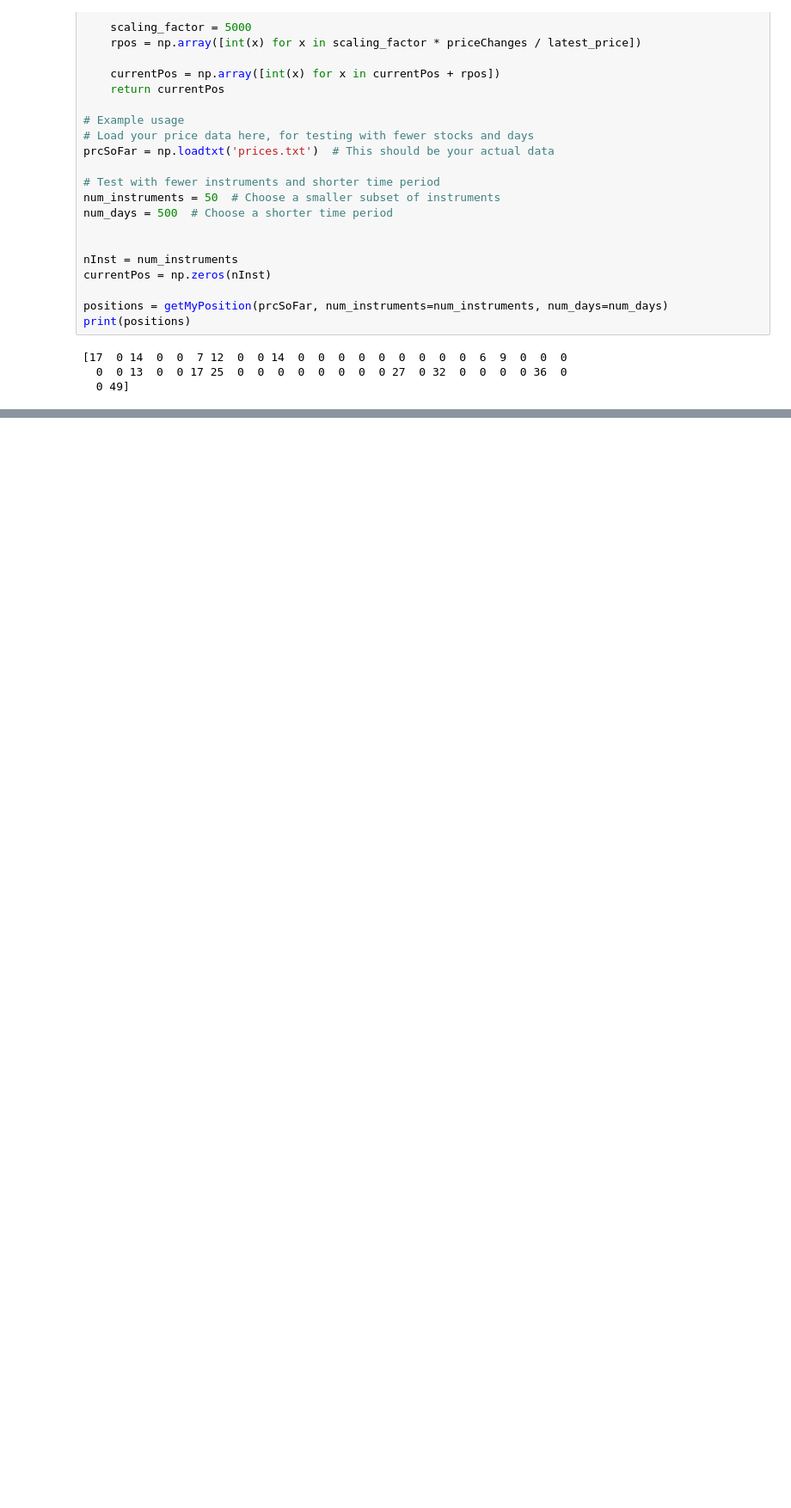
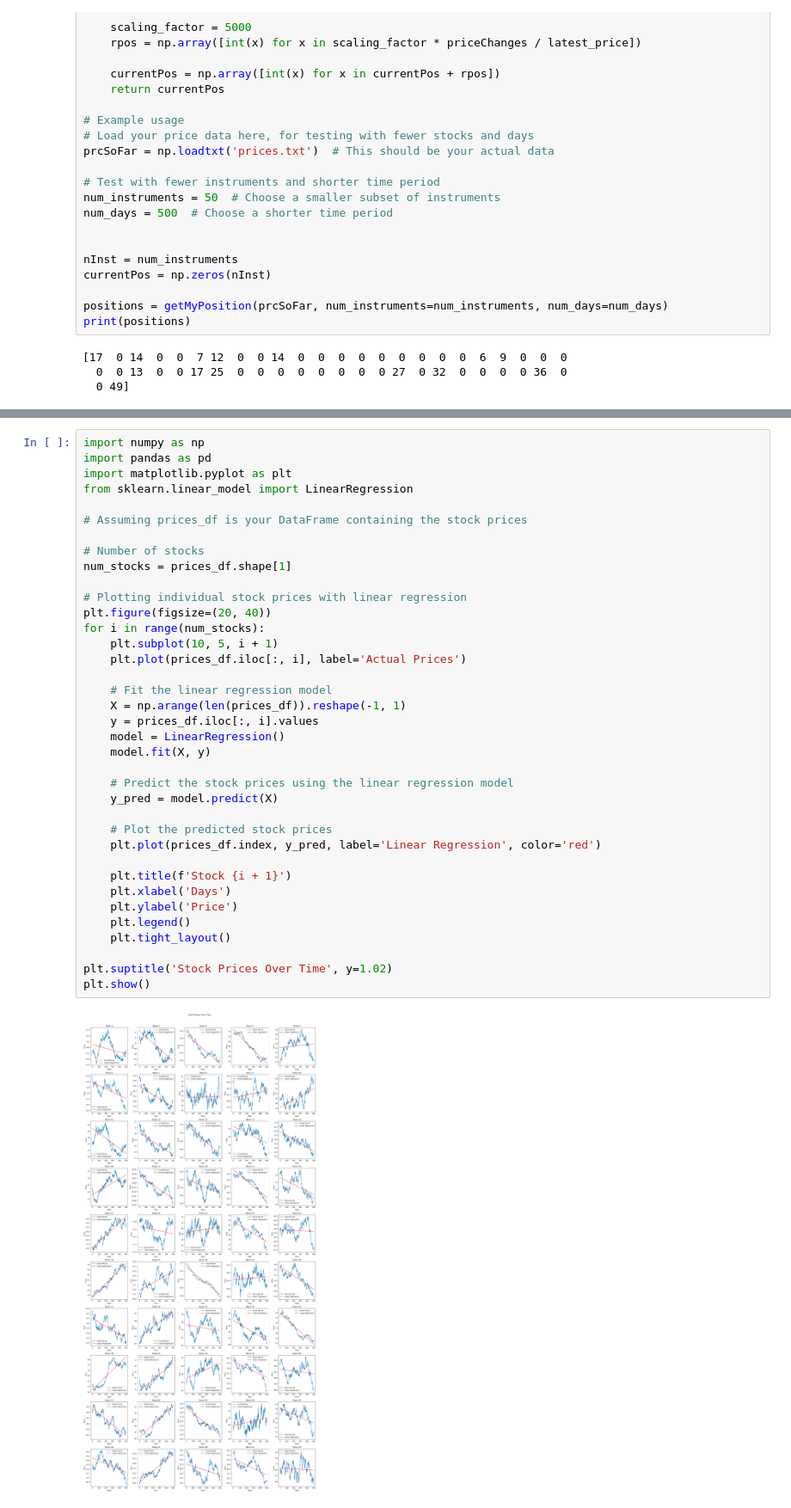
Before and after one commit to IsabelBody/algothon24-code, a Jupyter notebook: exploratoryAnalysis.ipynb, the cells around one changed output, grey strips where cells are left out. Shown at 86% size. Cells and saved outputs as stored; diff of their text form; blank space fills up the shorter version.

```diff
--- a/exploratoryAnalysis.ipynb
+++ b/exploratoryAnalysis.ipynb
@@ -285,0 +293,39 @@ print(positions)
+# %%
+import numpy as np
+import pandas as pd
+import matplotlib.pyplot as plt
+from sklearn.linear_model import LinearRegression
+
+# Assuming prices_df is your DataFrame containing the stock prices
+
+# Number of stocks
+num_stocks = prices_df.shape[1]
+
+# Plotting individual stock prices with linear regression
+plt.figure(figsize=(20, 40))
+for i in range(num_stocks):
+    plt.subplot(10, 5, i + 1)
+    plt.plot(prices_df.iloc[:, i], label='Actual Prices')
+
+    # Fit the linear regression model
+    X = np.arange(len(prices_df)).reshape(-1, 1)
+    y = prices_df.iloc[:, i].values
+    model = LinearRegression()
+    model.fit(X, y)
+
+    # Predict the stock prices using the linear regression model
+    y_pred = model.predict(X)
+
+    # Plot the predicted stock prices
+    plt.plot(prices_df.index, y_pred, label='Linear Regression', color='red')
+
+    plt.title(f'Stock {i + 1}')
+    plt.xlabel('Days')
+    plt.ylabel('Price')
+    plt.legend()
+    plt.tight_layout()
+
+plt.suptitle('Stock Prices Over Time', y=1.02)
+plt.show()
+# %% [output]
+[figure, added]
```
Also changed, not shown: parts of 2 cells of this notebook, 10 other files.
